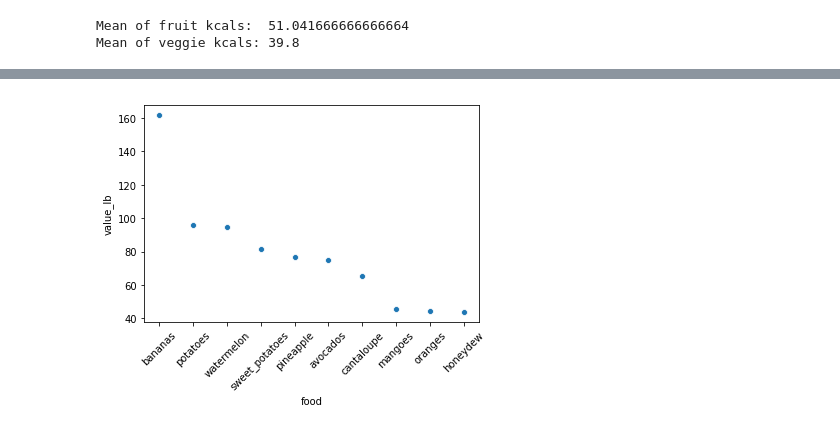
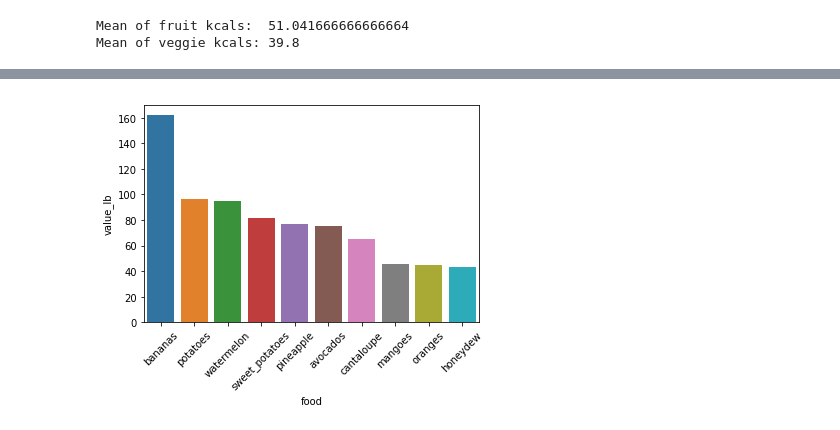
Before and after one commit to domitchler/sta141b-assignment-3, a Jupyter notebook: hw3.ipynb, the cells around one changed output, grey strips where cells are left out. Drawn from its saved outputs; the diff is of its cells as text; code cells hidden in the pictures.

```diff
--- a/hw3.ipynb
+++ b/hw3.ipynb
@@ -382,10 +396,7 @@ __Which foods are the best value for the price?__
 # %%
-value_cup = fresh_complete["kcals"] / fresh_complete["price_per_cup"]
-fresh_complete["value_cup"] = value_cup
-
 value_lb = fresh_complete["kcals"] / fresh_complete["price_per_lb"]
 fresh_complete["value_lb"] = value_lb
 
-fresh_complete
+fresh_complete.head()
 # %% [output]
 |  | form | price_per_lb | yield | lb_per_cup | price_per_cup | food | type | ndbno | kcals | ... |
@@ -408,6 +408,6 @@ fresh_complete
 # %%
-best_value_cup = fresh_complete.sort_values(by = "value_cup", ascending = False).head(10)
-best_value_cup
+best_value_lb = fresh_complete.sort_values(by = "value_lb", ascending = False)
+best_value_lb
 # %% [output]
 |  | form | price_per_lb | yield | lb_per_cup | price_per_cup | food | type | ndbno | kcals | ... |
 | 14 | Fresh1 | 0.549417 | 0.640000 | 0.330693 | 0.283889 | bananas | fruit | 09040 | 89.0 | ... |
@@ -423,3 +428,0 @@ best_value_cup
-# %%
-best_value_lb = fresh_complete.sort_values(by = "value_lb", ascending = False).head(10)
-best_value_lb
@@ -438,5 +429,5 @@ best_value_lb
 # %%
 ticks = plt.xticks(rotation = 45)
-ax = sns.scatterplot(x = "food", y = "value_lb", data = best_value_lb.head(10))
+ax = sns.barplot(x = "food", y = "value_lb", data = best_value_lb.head(10))
 # %% [output]
-[figure, old version]
+[figure, new version]
```
Also changed, not shown: parts of 8 cells of this notebook.
